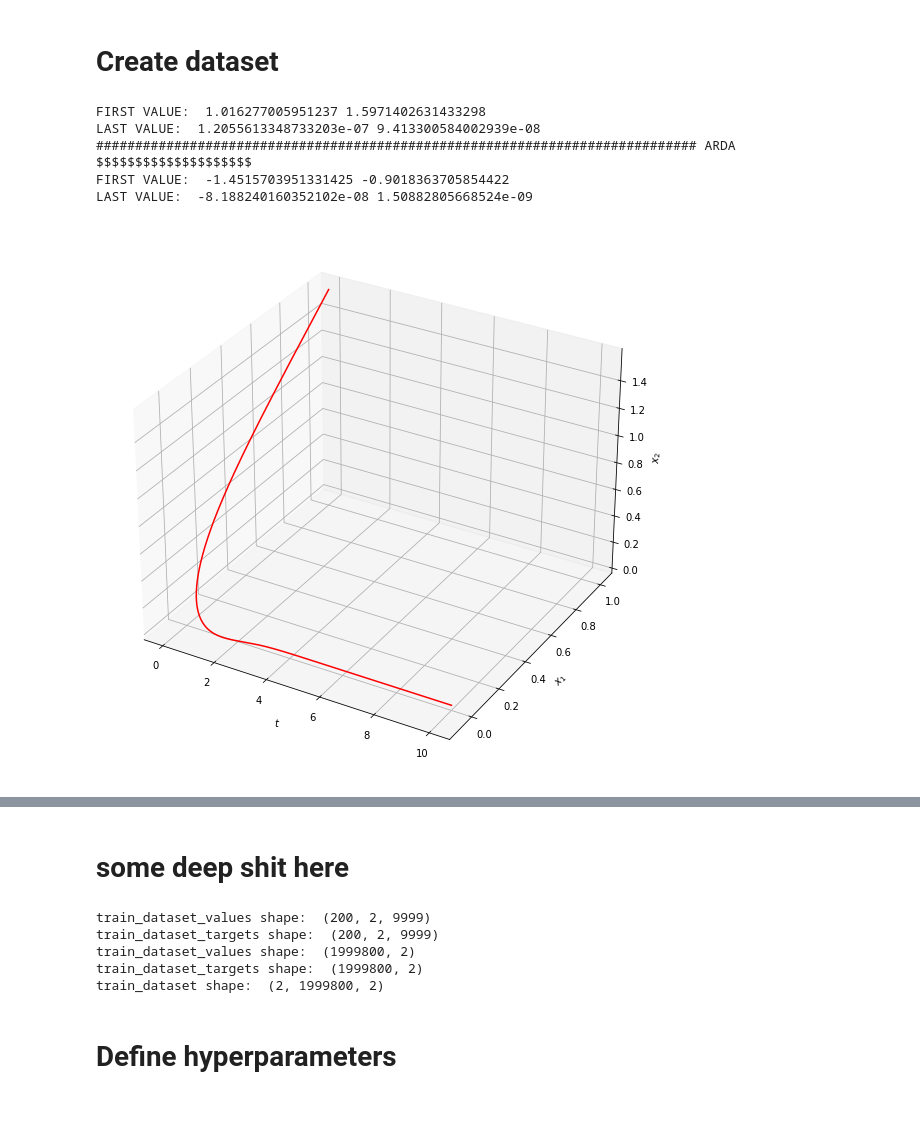
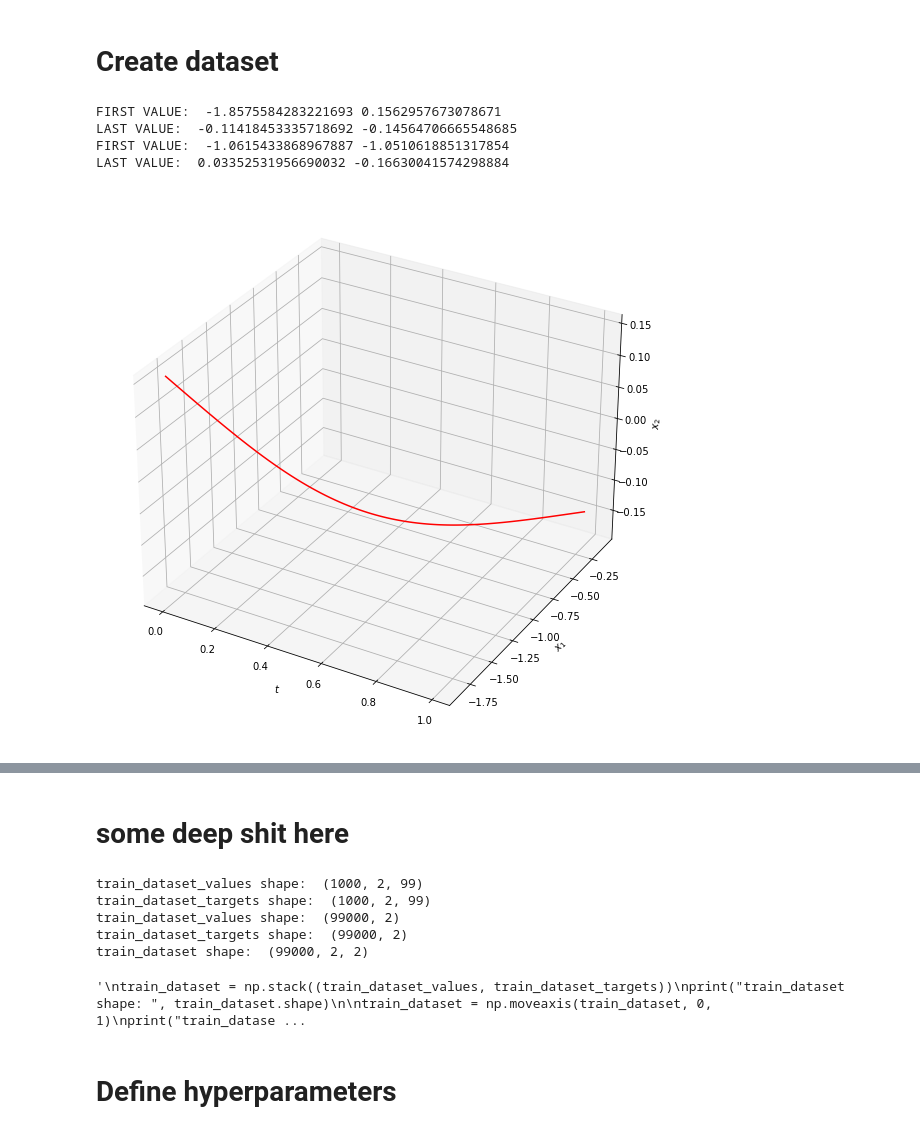
Before and after one commit to mlcms-SS22-Group-A/mlcms-SS22-Group-A, a Jupyter notebook: Euler.ipynb, the cells around one changed output, grey strips where cells are left out. Drawn from its saved outputs; the diff is of its cells as text; code cells hidden in the pictures.

```diff
--- a/Euler.ipynb
+++ b/Euler.ipynb
@@ -36,7 +36,7 @@ test_dataset = None
 # Create dataset
 # %%
 alpha = -1.8
-delta_t = 0.001
+delta_t = 0.01
 
 def get_derivatives(x1, x2, alpha):
     """
@@ -46,39 +46,38 @@ def get_derivatives(x1, x2, alpha):
 
 start_positions = np.random.uniform(-2, 2, (1000, 2))
 sols = []
-t_eval = np.arange(0, 10, delta_t)
+t_eval = np.arange(0, 1, delta_t)
 
 for start_position in start_positions:
     sol = scipy.integrate.solve_ivp(lambda t, y: get_derivatives(y[0], y[1], alpha), (0, 10) , start_position, t_eval=t_eval)
     sols.append(sol.y)
 
 # plot both trajectories in 3D
 fig = plt.figure(figsize=(10, 10))
 ax0 = plt.axes(projection="3d")
 ax0.plot(t_eval, sols[0][0], sols[0][1], label=r"Trajectory with starting point $(-3, -3)$", color="r")
 
 ax0.set_xlabel(r"$t$")
 ax0.set_ylabel(r"$x_1$")
 ax0.set_zlabel(r"$x_2$")
 
 print("FIRST VALUE: ", sols[0][0][0], sols[0][1][0])
 print("LAST VALUE: ", sols[0][0][-1], sols[0][1][-1])
 
 # plot both trajectories in 3D
 fig = plt.figure(figsize=(10, 10))
 ax0 = plt.axes(projection="3d")
 ax0.plot(t_eval, sols[999][0], sols[999][1], label=r"Trajectory with starting point $(-3, -3)$", color="r")
 
 ax0.set_xlabel(r"$t$")
 ax0.set_ylabel(r"$x_1$")
 ax0.set_zlabel(r"$x_2$")
 
 print("FIRST VALUE: ", sols[999][0][0], sols[999][1][0])
 print("LAST VALUE: ", sols[999][0][-1], sols[999][1][-1])
 # %% [output]
-FIRST VALUE:  1.016277005951237 1.5971402631433298
-LAST VALUE:  1.2055613348733203e-07 9.413300584002939e-08
-############################################################################# ARDA $$$$$$$$$$$$$$$$$$$$
-FIRST VALUE:  -1.4515703951331425 -0.9018363705854422
-LAST VALUE:  -8.188240160352102e-08 1.50882805668524e-09
+FIRST VALUE:  -1.8575584283221693 0.1562957673078671
+LAST VALUE:  -0.11418453335718692 -0.14564706665548685
+FIRST VALUE:  -1.0615433868967887 -1.0510618851317854
+LAST VALUE:  0.03352531956690032 -0.16630041574298884
-[figure, old version]
+[figure, new version]
@@ -101,13 +100,14 @@ train_dataset_targets = np.moveaxis(train_dataset_targets, 1, -1).reshape((train
 print("train_dataset_targets shape: ", train_dataset_targets.shape)
 
 train_dataset = np.stack((train_dataset_values, train_dataset_targets))
+train_dataset = np.moveaxis(train_dataset, 0, 1)
 print("train_dataset shape: ", train_dataset.shape)
 # %% [output]
-train_dataset_values shape:  (200, 2, 9999)
-train_dataset_targets shape:  (200, 2, 9999)
-train_dataset_values shape:  (1999800, 2)
-train_dataset_targets shape:  (1999800, 2)
-train_dataset shape:  (2, 1999800, 2)
+train_dataset_values shape:  (1000, 2, 99)
+train_dataset_targets shape:  (1000, 2, 99)
+train_dataset_values shape:  (99000, 2)
+train_dataset_targets shape:  (99000, 2)
+train_dataset shape:  (99000, 2, 2)
 # %%
 """
 train_dataset = np.stack((train_dataset_values, train_dataset_targets))
@@ -133,6 +133,8 @@ print("train_dataset shape: ", train_dataset.shape)
 
 #((10000000, 2), (10000000, 2))
 """
+# %% [output]
+'\ntrain_dataset = np.stack((train_dataset_values, train_dataset_targets))\nprint("train_dataset shape: ", train_dataset.shape)\n\ntrain_dataset = np.moveaxis(train_dataset, 0, 1)\nprint("train_datase ...
 # %% [markdown]
 # Define hyperparameters
 # %%
```
Also changed, not shown: parts of 7 cells of this notebook, 1 other file.
